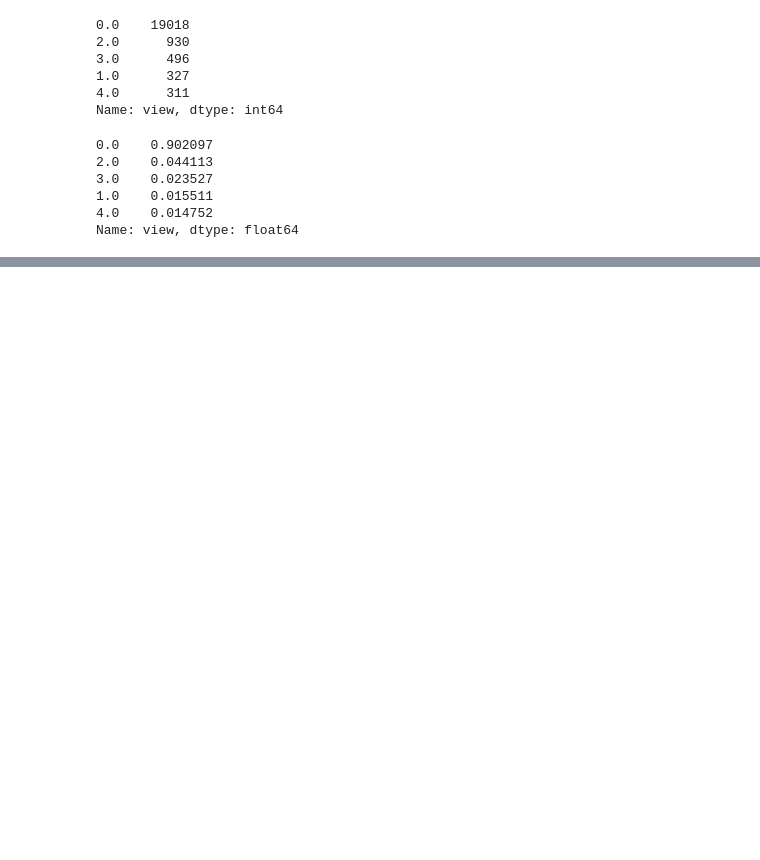
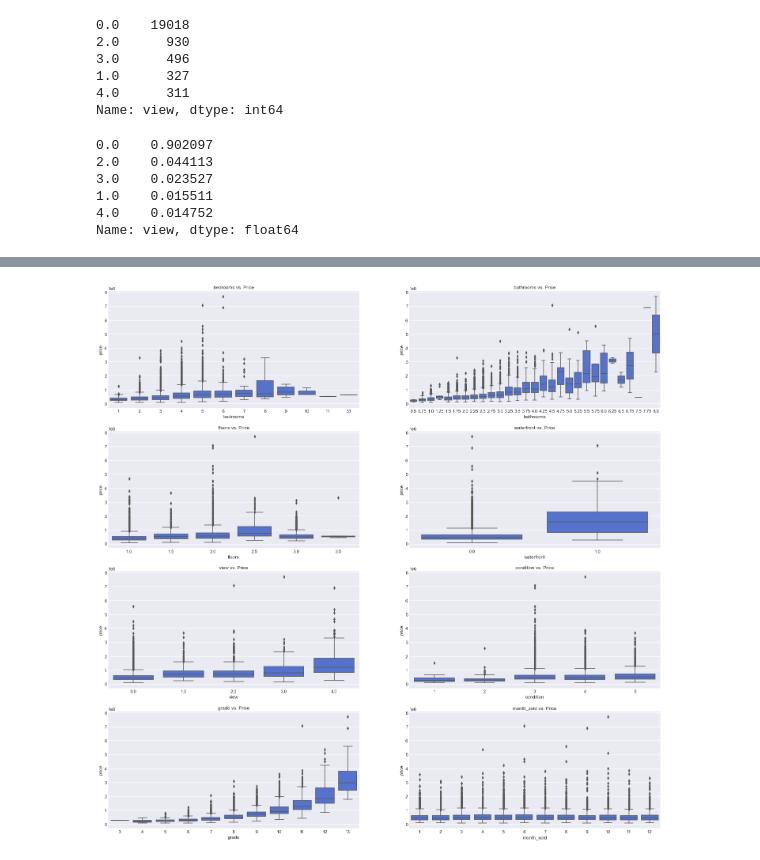
Before and after one commit to akaigraham/KC-House-Price-Regression, a Jupyter notebook: Reworked.ipynb, the cells around one changed output, grey strips where cells are left out. Saved outputs shown, nothing was run; the diff lists cells and outputs as text; code cells hidden in the pictures; blank space fills up the shorter version.

```diff
--- a/Reworked.ipynb
+++ b/Reworked.ipynb
@@ -498,0 +606,14 @@ There are no duplicated values in the dataset.  Move forward with handling colum
+# %%
+# separate categorical features
+cat_feats = feats[['bedrooms', 'bathrooms',
+                   'floors','waterfront',
+                   'view', 'condition',
+                   'grade', 'month_sold']]
+# %%
+# plot boxplots vs. price for each cat feature
+fig, axes = plt.subplots(nrows=4, ncols=2, figsize=(25, 25))
+for ax, feat in zip(axes.flatten(), cat_feats.columns):
+    sns.boxplot(x=feat, y='price', data=clean_df, ax=ax, color='royalblue')
+    ax.set_title(f'{feat} vs. Price')
+# %% [output]
+[figure, added]
```
Also changed, not shown: parts of 50 cells of this notebook.
